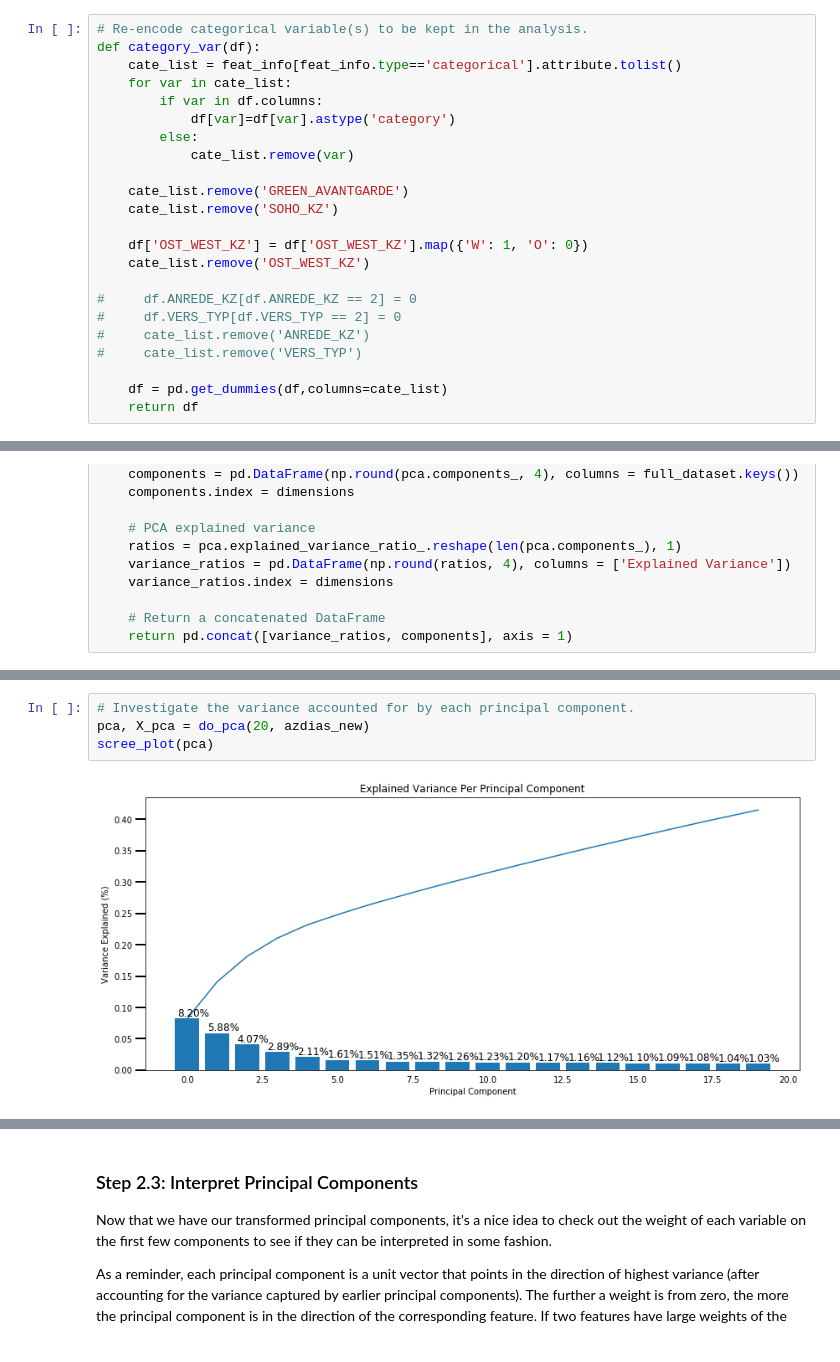
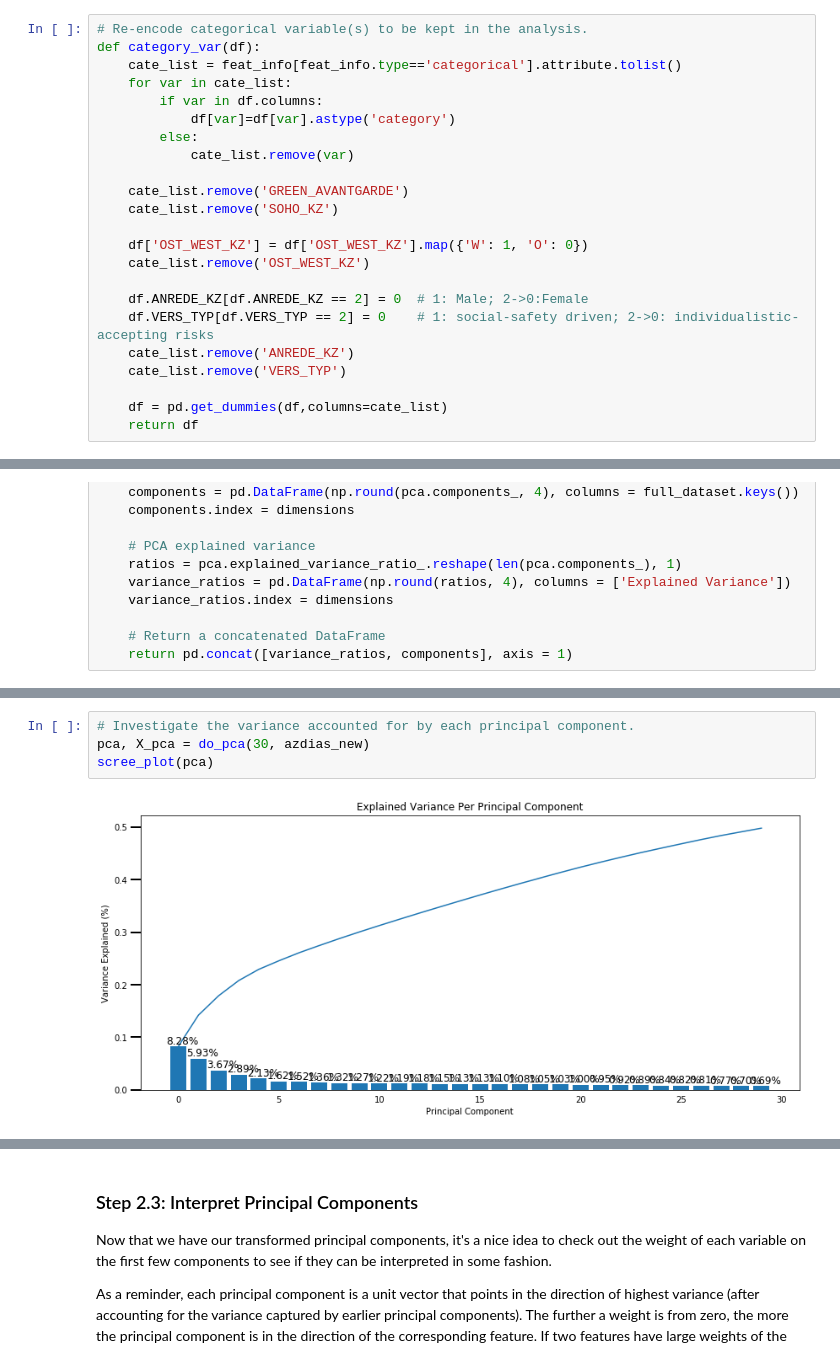
Before and after one commit to jimmyadeline/DSND_Term1, a Jupyter notebook: projects/p3_Identify Customer Segments/Identify_Customer_Segments.ipynb, the cells around one changed output, grey strips where cells are left out. Drawn from its saved outputs; the diff is of its cells as text.

```diff
--- a/projects/p3_Identify Customer Segments/Identify_Customer_Segments.ipynb
+++ b/projects/p3_Identify Customer Segments/Identify_Customer_Segments.ipynb
@@ -388,10 +404,10 @@ def category_var(df):
     df['OST_WEST_KZ'] = df['OST_WEST_KZ'].map({'W': 1, 'O': 0})
     cate_list.remove('OST_WEST_KZ')
 
-#     df.ANREDE_KZ[df.ANREDE_KZ == 2] = 0
-#     df.VERS_TYP[df.VERS_TYP == 2] = 0
-#     cate_list.remove('ANREDE_KZ')
-#     cate_list.remove('VERS_TYP')
+    df.ANREDE_KZ[df.ANREDE_KZ == 2] = 0  # 1: Male; 2->0:Female
+    df.VERS_TYP[df.VERS_TYP == 2] = 0    # 1: social-safety driven; 2->0: individualistic-accepting risks
+    cate_list.remove('ANREDE_KZ')
+    cate_list.remove('VERS_TYP')
 
     df = pd.get_dummies(df,columns=cate_list)
     return df
@@ -745,9 +834,9 @@ def pca_results(full_dataset, pca):
 # %%
 # Investigate the variance accounted for by each principal component.
-pca, X_pca = do_pca(20, azdias_new)
+pca, X_pca = do_pca(30, azdias_new)
 scree_plot(pca)
 # %% [output]
-[figure, old version]
+[figure, new version]
 # %%
 pca, X_pca = do_pca(20, azdias_new)
 comp_check = pca_results(azdias_new, pca)
```
Also changed, not shown: parts of 69 cells of this notebook.
